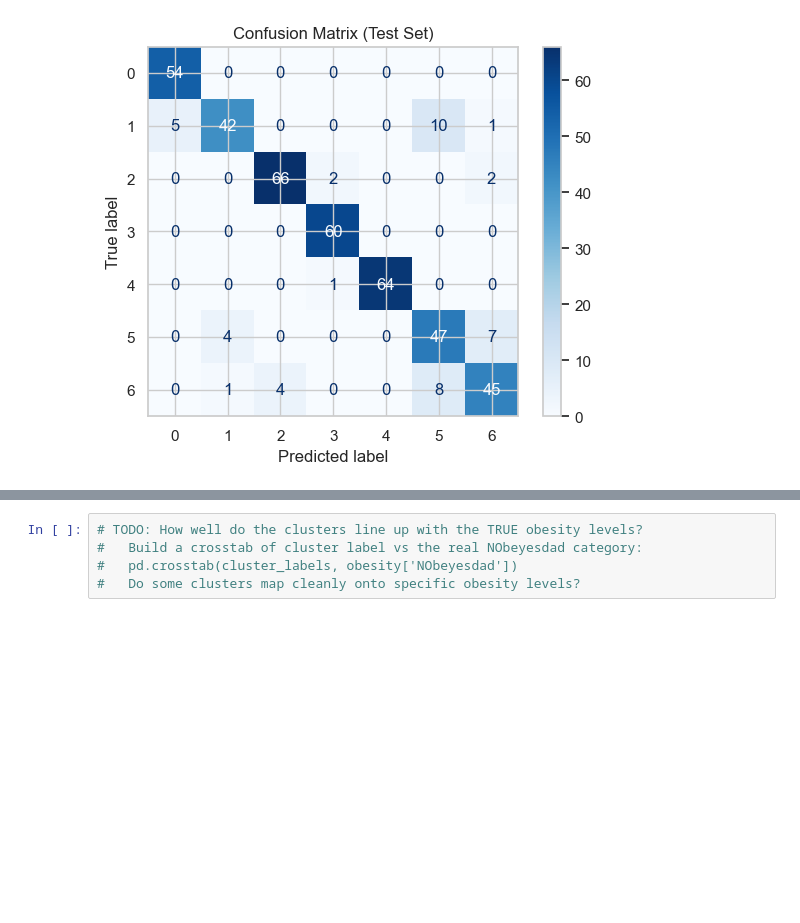
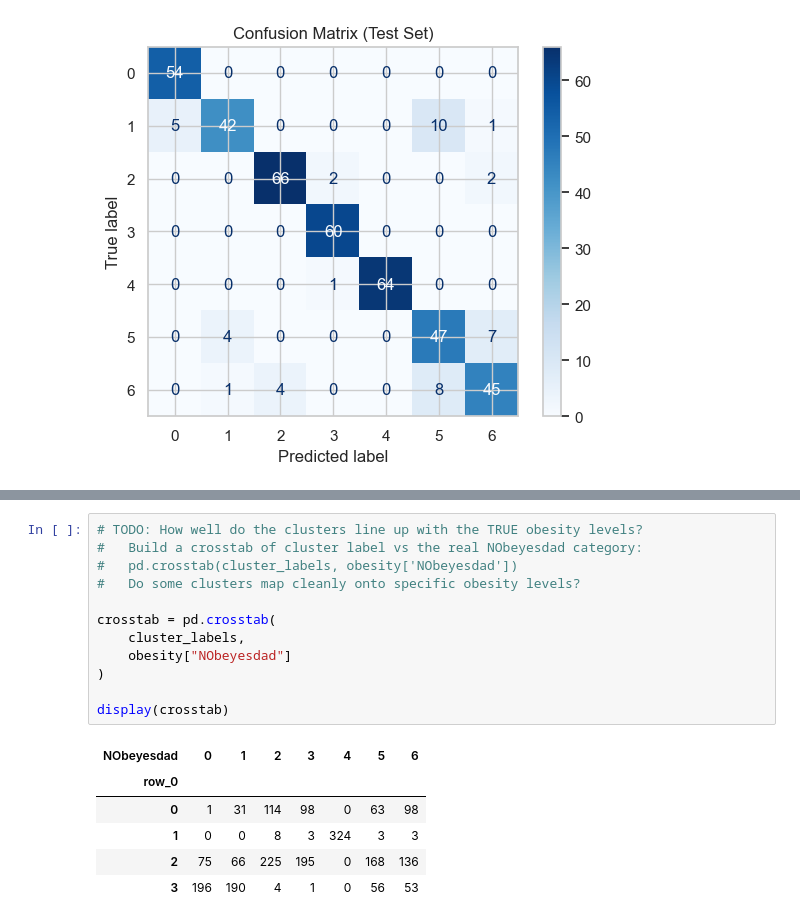
Before and after one commit to joenash156/lab-2-predictive-analytics, a Jupyter notebook: lab_2_predictive_analytics.ipynb, the cells around one changed output, grey strips where cells are left out. Cells and saved outputs as stored; diff of their text form; blank space fills up the shorter version.

```diff
--- a/lab_2_predictive_analytics.ipynb
+++ b/lab_2_predictive_analytics.ipynb
@@ -675,5 +734,19 @@ for k in k_values:
 # %%
 # TODO: How well do the clusters line up with the TRUE obesity levels?
 #   Build a crosstab of cluster label vs the real NObeyesdad category:
 #   pd.crosstab(cluster_labels, obesity['NObeyesdad'])
 #   Do some clusters map cleanly onto specific obesity levels?
+
+crosstab = pd.crosstab(
+    cluster_labels,
+    obesity["NObeyesdad"]
+)
+
+display(crosstab)
+# %% [output]
+| NObeyesdad | 0 | 1 | 2 | 3 | 4 | 5 | 6 |
+| row_0 |  |  |  |  |  |  |  |
+| 0 | 1 | 31 | 114 | 98 | 0 | 63 | 98 |
+| 1 | 0 | 0 | 8 | 3 | 324 | 3 | 3 |
+| 2 | 75 | 66 | 225 | 195 | 0 | 168 | 136 |
+| 3 | 196 | 190 | 4 | 1 | 0 | 56 | 53 |
```
Also changed, not shown: parts of 6 cells of this notebook.
